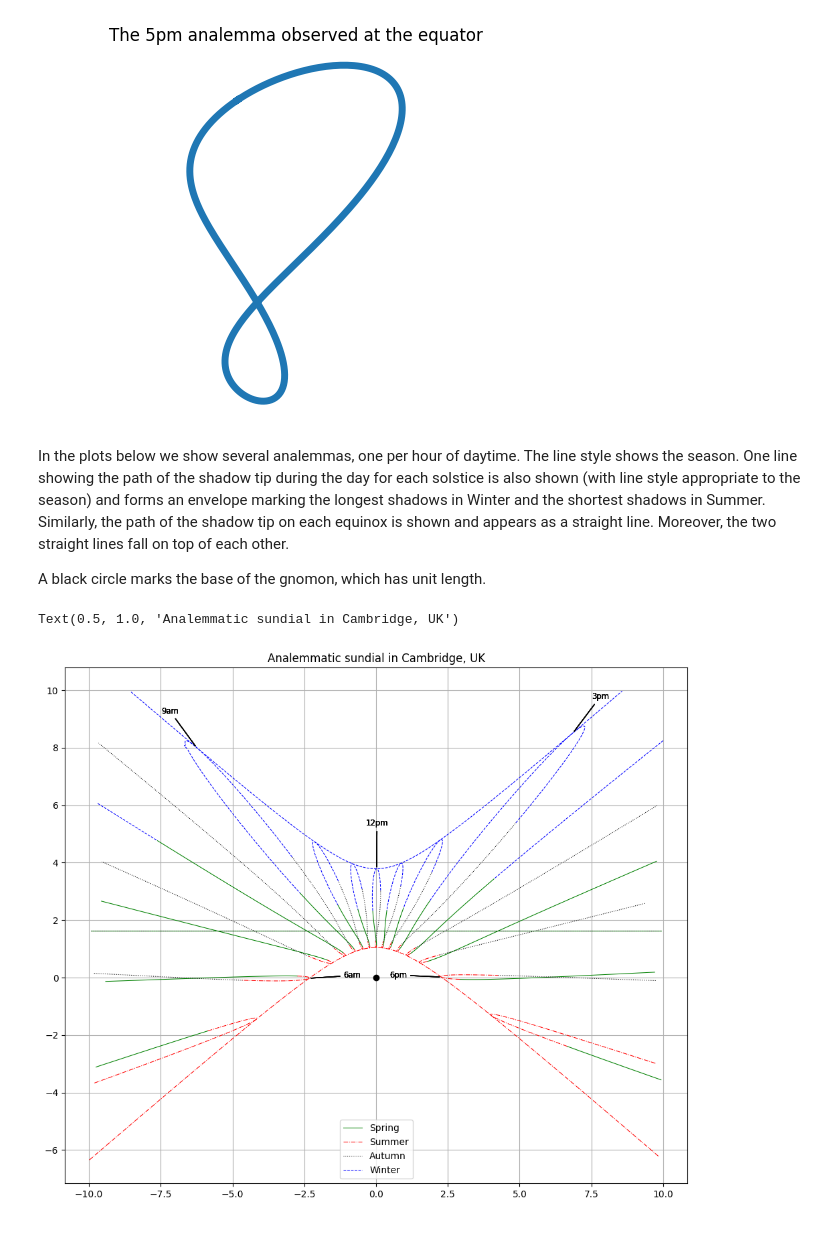
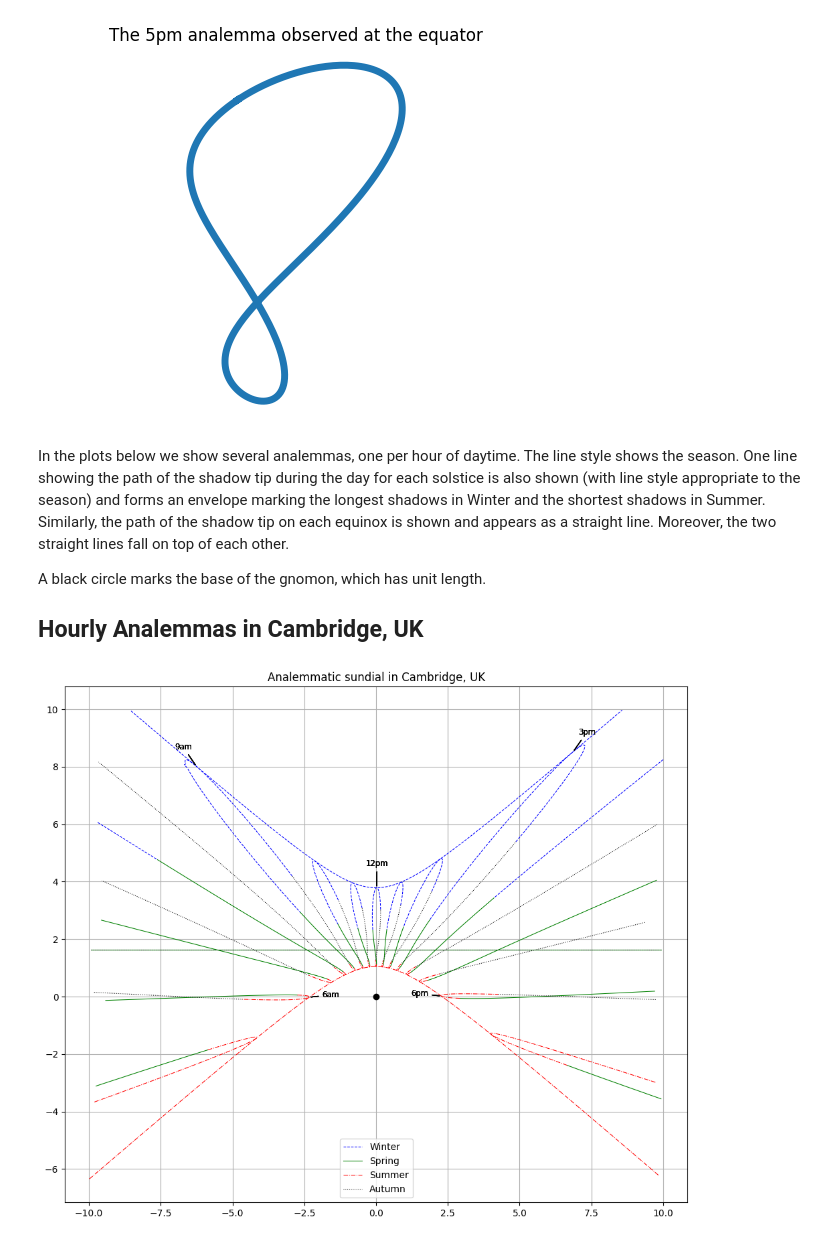
Before and after one commit to russellgoyder/analemma, a Jupyter notebook: docs/nb/sundial_plots.ipynb, the cells around one changed output. Cells and saved outputs as stored; diff of their text form; code cells hidden in the pictures.

```diff
--- a/docs/nb/sundial_plots.ipynb
+++ b/docs/nb/sundial_plots.ipynb
@@ -82,27 +31,14 @@ _ = plt.axis("off")
 In the plots below we show several analemmas, one per hour of daytime. The line style shows the season. One line showing the path of the shadow tip during the day for each solstice is also shown (with line style appropriate to the season) and forms an envelope marking the longest shadows in Winter and the shortest shadows in Summer. Similarly, the path of the shadow tip on each equinox is shown and appears as a straight line. Moreover, the two straight lines fall on top of each other.
 
 A black circle marks the base of the gnomon, which has unit length.
+
+## Hourly Analemmas in Cambridge, UK
-# %%
-fig, ax = plt.subplots(figsize=(12, 10))
-ax.grid()
-ax.axis("equal")
-
-hour_offsets = aplot.find_daytime_offsets(earth, camdial)
-
-lines_for_legend = []
-for season in aplot.Season:
-    for hour in hour_offsets:
-        aplot.plot_analemma_season_segment(ax, season, hour, earth, camdial, linewidth=0.75)
-        aplot.annotate_analemma_with_hour(ax, hour, earth, camdial)
-    lines_for_legend += aplot.plot_special_sun_path(ax, season, earth, camdial, linewidth=0.75)
-
-# put a circle at the base of the gnomon
-ax.plot( 0, 0, 'ok' )
-
-ordered_lines = [lines_for_legend[season.value] for season in [aplot.Season.Spring, aplot.Season.Summer, aplot.Season.Autumn, aplot.Season.Winter]]
-ax.legend(handles=ordered_lines)
-
-ax.set_title("Analemmatic sundial in Cambridge, UK")
-# %% [output]
-Text(0.5, 1.0, 'Analemmatic sundial in Cambridge, UK')
-[figure, removed]
+# %%
+
+fig, ax = plt.subplots(figsize=(12, 10))
+ax.grid()
+ax.axis("equal")
+
+aplot.plot_hourly_analemmas(ax, earth, camdial, "Analemmatic sundial in Cambridge, UK")
+# %% [output]
+[figure, added]
```
Also changed, not shown: parts of 9 cells of this notebook, 2 other files.
